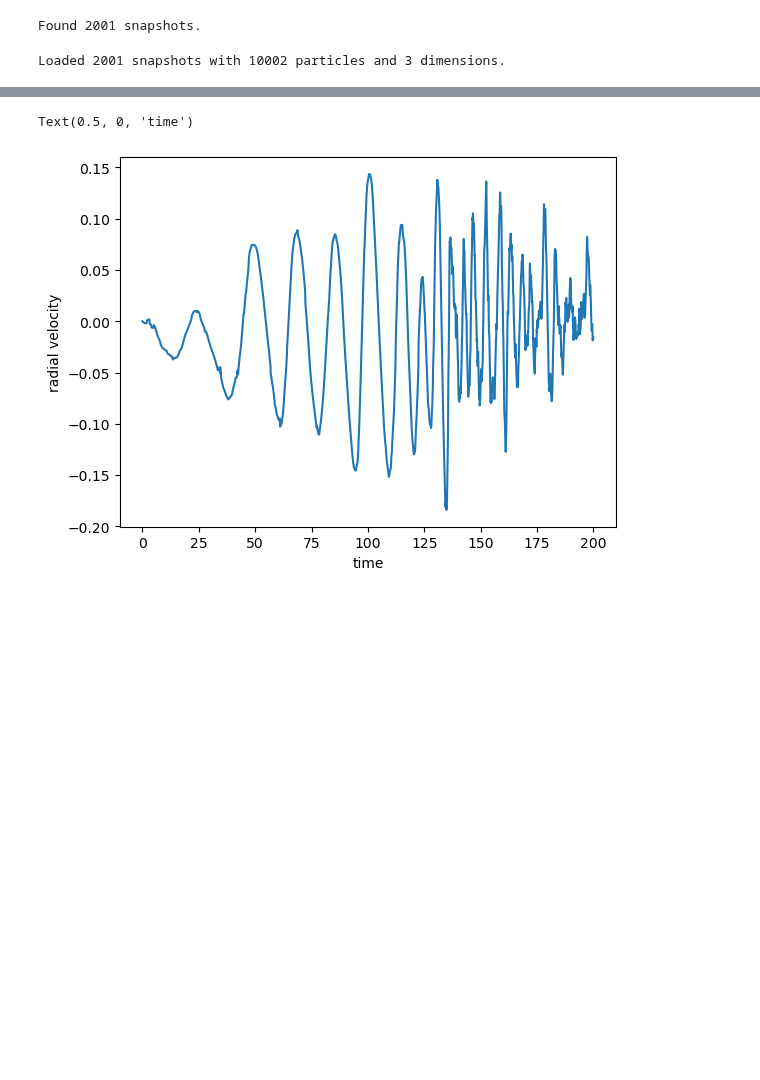
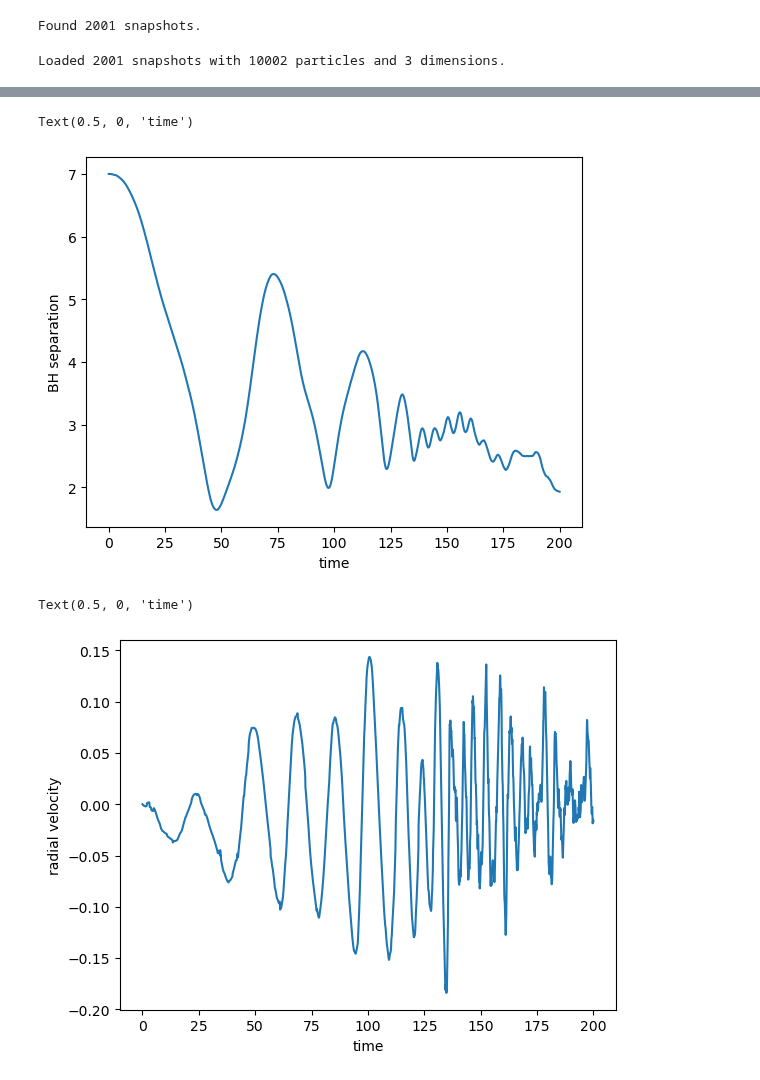
Before and after one commit to lisam10/stellar_systems_dynamics2024, a Jupyter notebook: final_exercise/Plotter.ipynb, the cells around one changed output, grey strips where cells are left out. Drawn from its saved outputs; the diff is of its cells as text; code cells hidden in the pictures; blank space fills up the shorter version.

```diff
--- a/final_exercise/Plotter.ipynb
+++ b/final_exercise/Plotter.ipynb
@@ -196,3 +192,10 @@ print(BH_distance)
+# %%
+plt.plot(time, BH_distance)
+plt.ylabel('BH separation')
+plt.xlabel('time')
+# %% [output]
+Text(0.5, 0, 'time')
+[figure, added]
 # %%
 radial_v = []
 for i in range(n_particles): radial_v.append((positions[i, :, 0]*velocities[i, :, 0] + positions[i, :, 1]*velocities[i, :, 1] + positions[i, :, 2]*velocities[i, :, 2])/radius[i, :])
```
Also changed, not shown: parts of 18 cells of this notebook.
